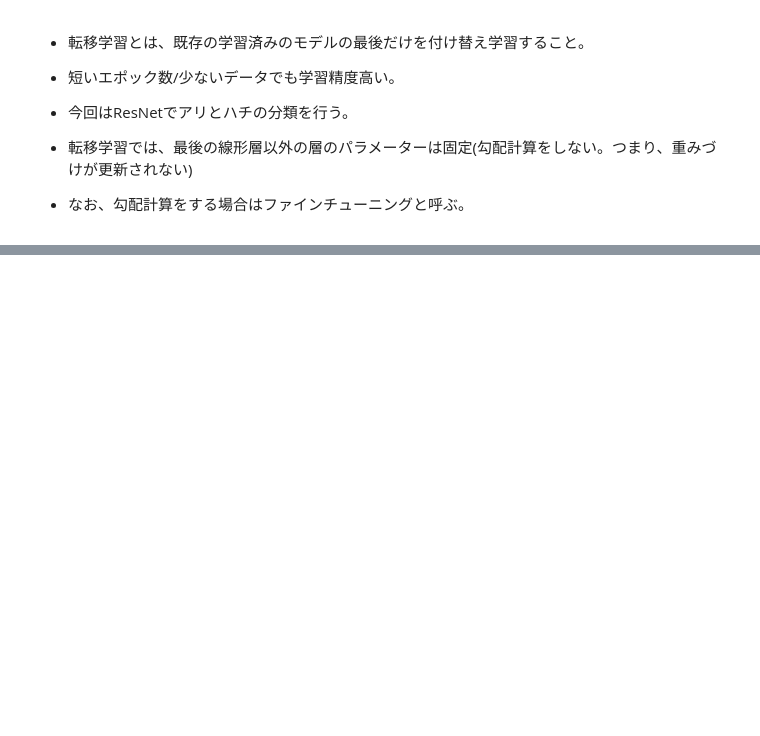
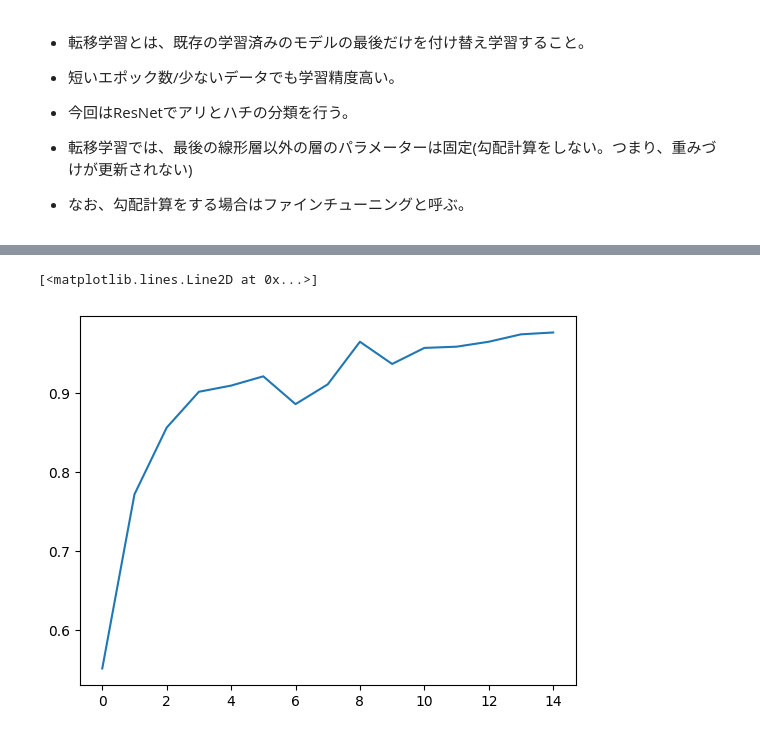
Before and after one commit to Pakeith0805/Study_PyTorch, a Jupyter notebook: main.ipynb, the cells around one changed output, grey strips where cells are left out. Drawn from its saved outputs; the diff is of its cells as text; code cells hidden in the pictures; blank space fills up the shorter version.

```diff
--- a/main.ipynb
+++ b/main.ipynb
@@ -933,0 +1090,5 @@ plt.legend()
+# %%
+plt.plot(accs)
+# %% [output]
+[<matplotlib.lines.Line2D at 0x...>]
+[figure, added]
```
Also changed, not shown: parts of 20 cells of this notebook.
